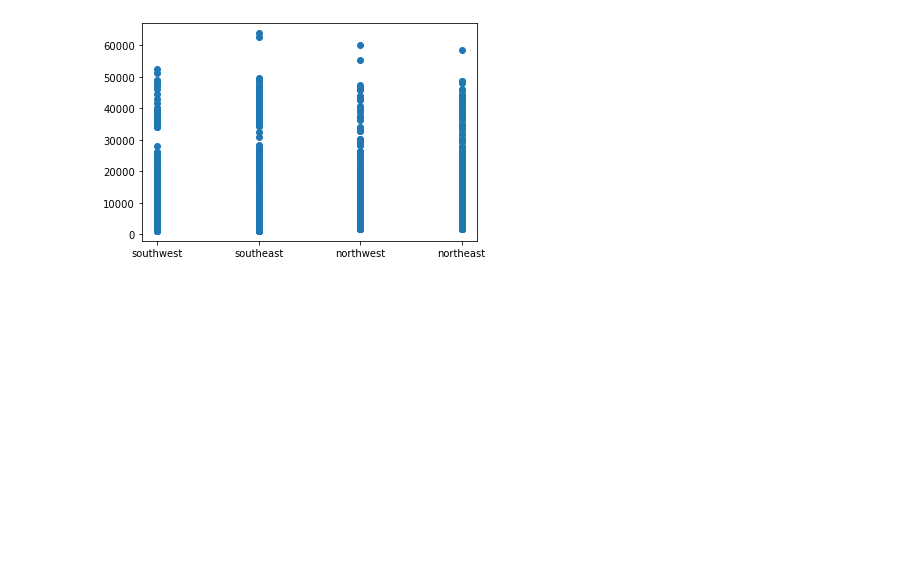
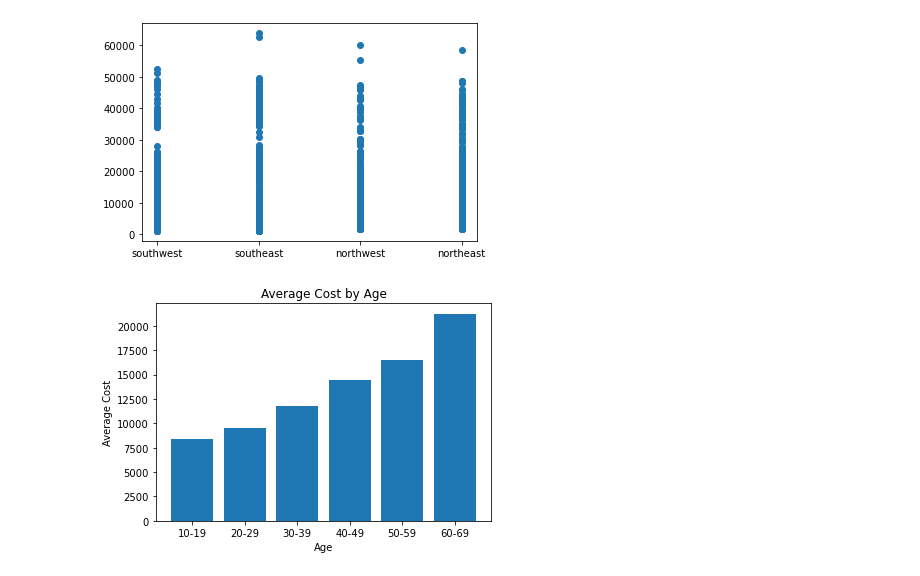
Before and after one commit to EricaEidelman/US_Medical_Insurance, a Jupyter notebook: us-medical-insurance-costs.ipynb, the cells around one changed output. Drawn from its saved outputs; the diff is of its cells as text; code cells hidden in the pictures; blank space fills up the shorter version.

Commit message:
Added functions to find and graph average costs for independent variables.

```diff
--- a/us-medical-insurance-costs.ipynb
+++ b/us-medical-insurance-costs.ipynb
@@ -89,0 +134,40 @@ plt.show()
+# %%
+# Make function to find average costs
+def find_avg_cost(dictionary, entry_list, list_field):
+    cost_dictionary = {}
+    for item in entry_list:
+        total_cost = 0
+        num_records = 0
+        for record in dictionary:
+            if dictionary[record][list_field] == item:
+                total_cost += dictionary[record]["Charges"]
+                num_records += 1
+        average_cost = total_cost/num_records
+        cost_dictionary[item] = round(average_cost,2)
+    return cost_dictionary
+# %%
+age_avg_cost = find_avg_cost(medical_records, age_list, "Age")
+bmi_avg_cost = find_avg_cost(medical_records, bmi_list, "BMI")
+sex_avg_cost = find_avg_cost(medical_records, sex_list, "Sex")
+num_children_avg_cost = find_avg_cost(medical_records, num_children_list, "Children")
+smoker_avg_cost = find_avg_cost(medical_records, smoker_list, "Smoker")
+region_avg_cost = find_avg_cost(medical_records, region_list, "Region")
+# %%
+# Make function to plot bar charts of average costs
+def bar_chart(dictionary, title):
+    x_value = []
+    y_value = []
+    for item in dictionary.keys():
+        x_value.append(item)
+    x_value.sort()
+    for item in x_value:
+        y_value.append(dictionary[item])
+    plt.bar(x_value, y_value)
+    plt.xlabel(title)
+    plt.ylabel("Average Cost")
+    plt.title(f"Average Cost by {title}")
+    plt.show()
+# %%
+bar_chart(age_avg_cost, "Age")
+# %% [output]
+[figure, added]
```
Also changed, not shown: parts of 8 cells of this notebook.
